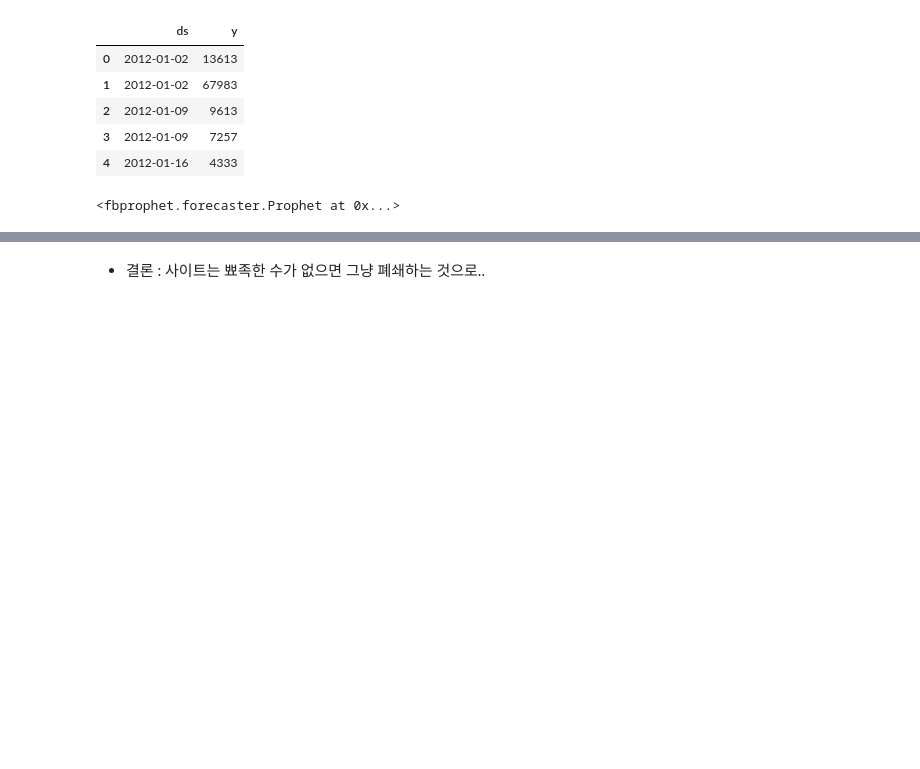
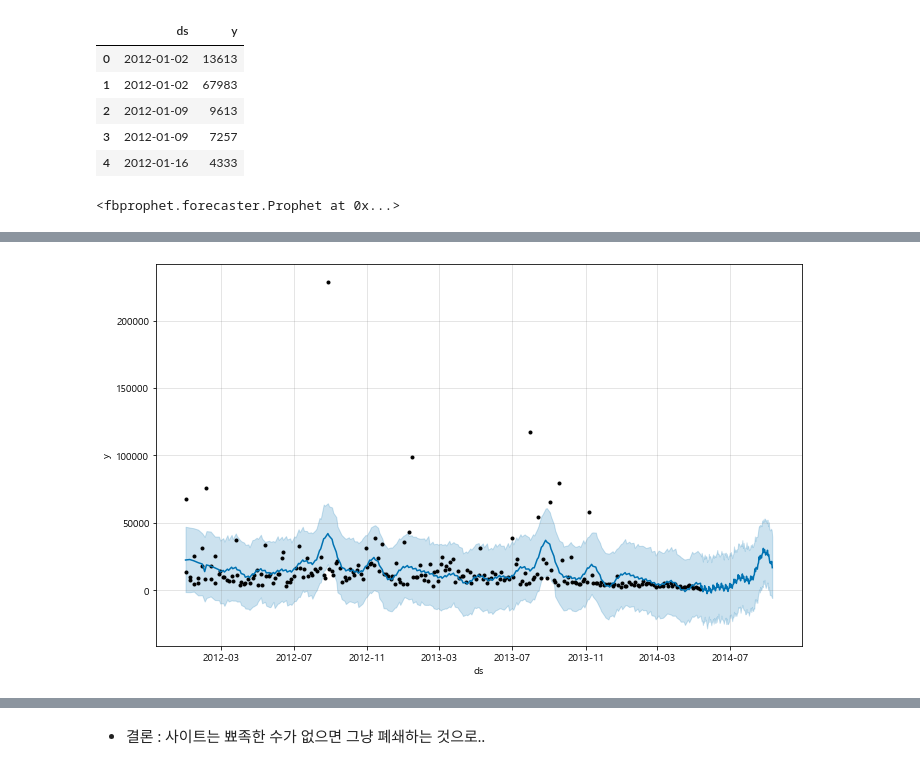
Before and after one commit to highfreshness/SeSAC, a Jupyter notebook: daily_test/2022-07-28_시계열데이터 분석.ipynb, the cells around one changed output, grey strips where cells are left out. Drawn from its saved outputs; the diff is of its cells as text; code cells hidden in the pictures; blank space fills up the shorter version.

```diff
--- a/daily_test/2022-07-28_시계열데이터 분석.ipynb
+++ b/daily_test/2022-07-28_시계열데이터 분석.ipynb
@@ -113,3 +113,7 @@ forecast[['ds','yhat','yhat_lower','yhat_upper']].tail()
+# %%
+m.plot(forecast);
+# %% [output]
+[figure, added]
 # %%
 # plot_components : 선형회귀 및 계절성 성분별로 분리
 m.plot_components(forecast);
```
Also changed, not shown: parts of 6 cells of this notebook.
